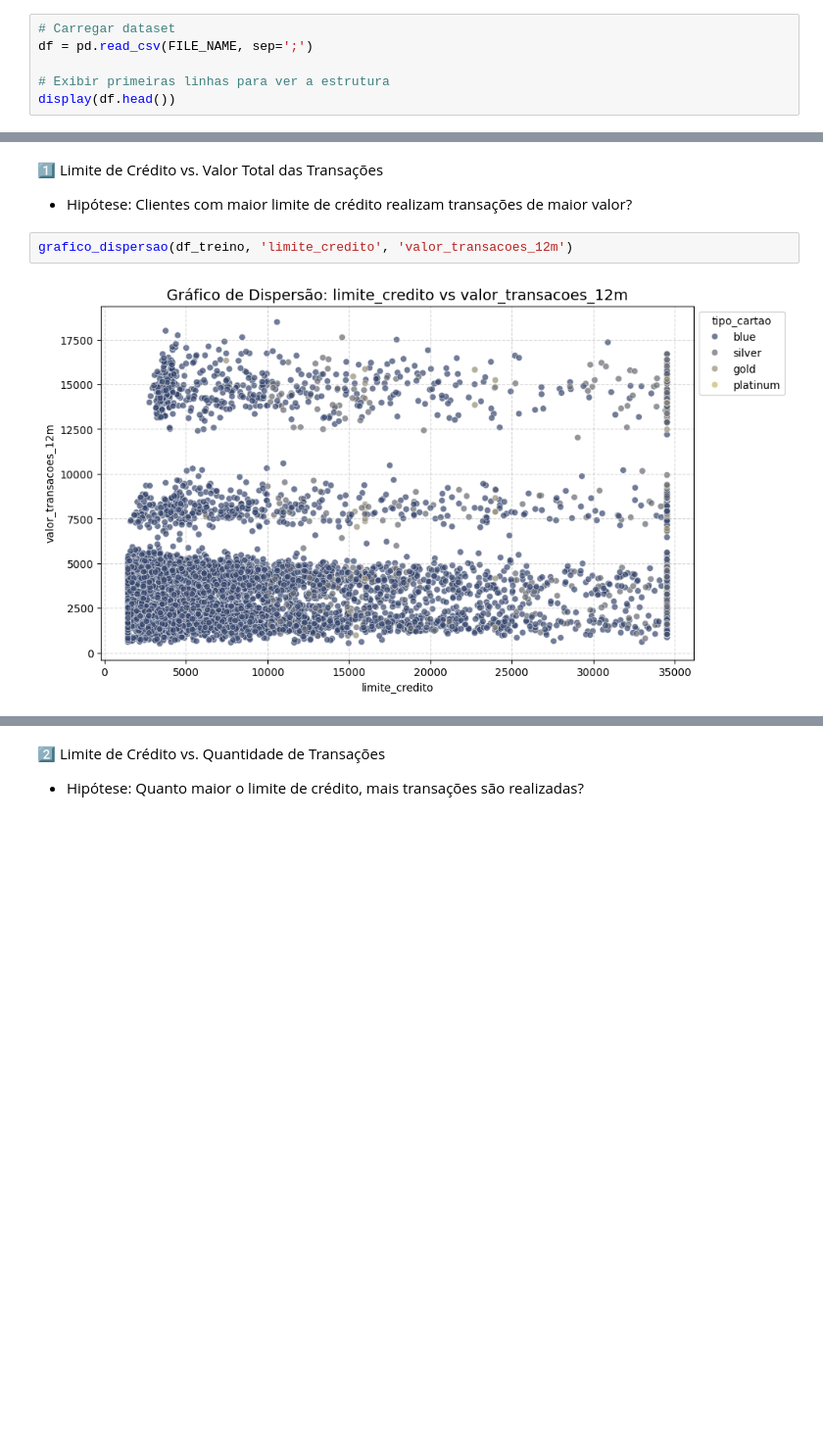
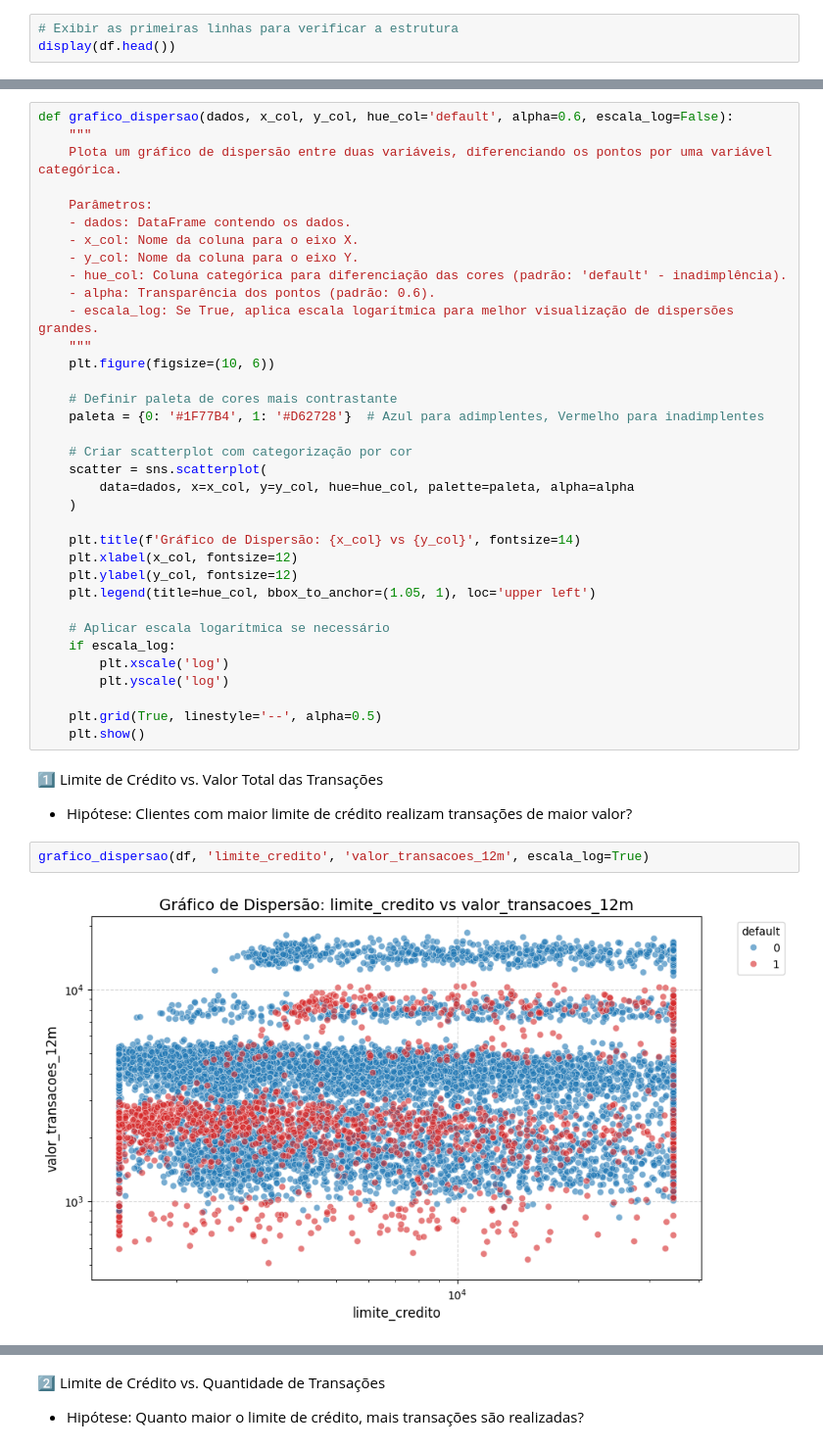
Before and after one commit to matheusvazdata/ml-classificacao-analise-de-inadimplencia, a Jupyter notebook: Projeto_ML_Coder_House_Classificacao.ipynb, the cells around one changed output, grey strips where cells are left out. Shown at 98% size. Cells and saved outputs as stored; diff of their text form; blank space fills up the shorter version.

Commit message:
Atualização do notebook com alguns pré-processamentos das variáveis, escolhas de algoritmos e modelagem

```diff
--- a/Projeto_ML_Coder_House_Classificacao.ipynb
+++ b/Projeto_ML_Coder_House_Classificacao.ipynb
@@ -70,8 +101,5 @@ blob.download_to_filename(FILE_NAME)
 # %%
-# Carregar dataset
-df = pd.read_csv(FILE_NAME, sep=';')
-
-# Exibir primeiras linhas para ver a estrutura
+# Exibir as primeiras linhas para verificar a estrutura
 display(df.head())
 # %% [output]
 |  | id | default | idade | sexo | dependentes | escolaridade | estado_civil | salario_anual | ... |
@@ -427,7 +391,42 @@ def grafico_dispersao(dados, x_col, y_col, hue_col='tipo_cartao'):
+# %%
+def grafico_dispersao(dados, x_col, y_col, hue_col='default', alpha=0.6, escala_log=False):
+    """
+    Plota um gráfico de dispersão entre duas variáveis, diferenciando os pontos por uma variável categórica.
+
+    Parâmetros:
+    - dados: DataFrame contendo os dados.
+    - x_col: Nome da coluna para o eixo X.
+    - y_col: Nome da coluna para o eixo Y.
+    - hue_col: Coluna categórica para diferenciação das cores (padrão: 'default' - inadimplência).
+    - alpha: Transparência dos pontos (padrão: 0.6).
+    - escala_log: Se True, aplica escala logarítmica para melhor visualização de dispersões grandes.
+    """
+    plt.figure(figsize=(10, 6))
+
+    # Definir paleta de cores mais contrastante
+    paleta = {0: '#1F77B4', 1: '#D62728'}  # Azul para adimplentes, Vermelho para inadimplentes
+
+    # Criar scatterplot com categorização por cor
+    scatter = sns.scatterplot(
+        data=dados, x=x_col, y=y_col, hue=hue_col, palette=paleta, alpha=alpha
+    )
+
+    plt.title(f'Gráfico de Dispersão: {x_col} vs {y_col}', fontsize=14)
+    plt.xlabel(x_col, fontsize=12)
+    plt.ylabel(y_col, fontsize=12)
+    plt.legend(title=hue_col, bbox_to_anchor=(1.05, 1), loc='upper left')
+
+    # Aplicar escala logarítmica se necessário
+    if escala_log:
+        plt.xscale('log')
+        plt.yscale('log')
+
+    plt.grid(True, linestyle='--', alpha=0.5)
+    plt.show()
 # %% [markdown]
 1️⃣ Limite de Crédito vs. Valor Total das Transações
 - Hipótese: Clientes com maior limite de crédito realizam transações de maior valor?
 # %%
-grafico_dispersao(df_treino, 'limite_credito', 'valor_transacoes_12m')
+grafico_dispersao(df, 'limite_credito', 'valor_transacoes_12m', escala_log=True)
 # %% [output]
-[figure, old version]
+[figure, new version]
```
Also changed, not shown: parts of 142 cells of this notebook.
